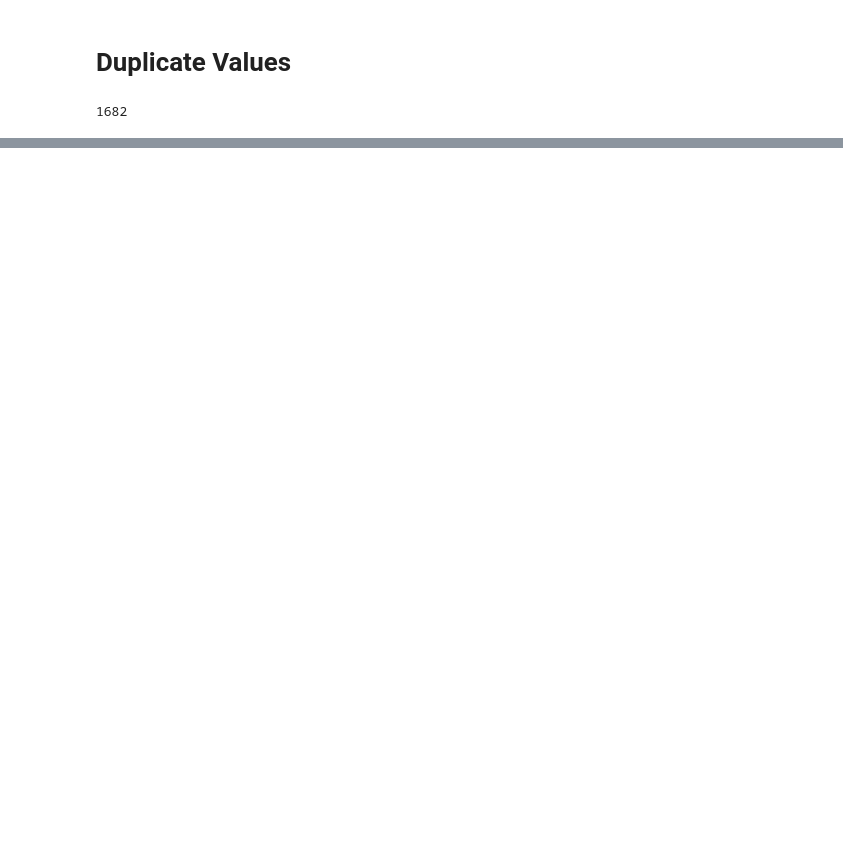
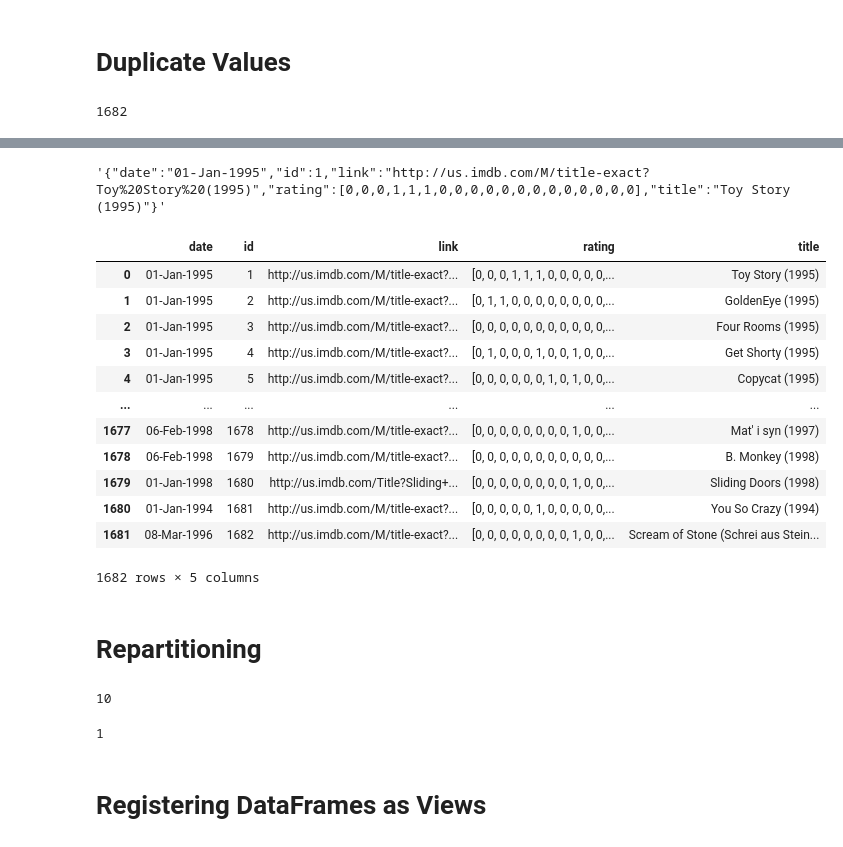
Before and after one commit to dms24081999/PySpark-Practice, a Jupyter notebook: Topic-wise/03. SparkDF.ipynb, the cells around one changed output, grey strips where cells are left out. Drawn from its saved outputs; the diff is of its cells as text; code cells hidden in the pictures; blank space fills up the shorter version.

```diff
--- a/Topic-wise/03. SparkDF.ipynb
+++ b/Topic-wise/03. SparkDF.ipynb
@@ -21,7 +27,6 @@ rdd1.take(3)
 # %%
 rdd1_split=rdd1.map(lambda x: x.split("|"))
 # %%
-from pyspark.sql import Row
-rdd1_data=rdd1_split.map(lambda x: Row(id=int(x[0]), title=x[1],date=x[2],link=x[4]))
+rdd1_data=rdd1_split.map(lambda x: Row(id=int(x[0]), title=x[1],date=x[2],link=x[4],rating=[int(i) for i in x[5:]]))
 print(rdd1_data.take(3))
 # %% [output]
@@ -247,0 +858,7 @@ df1_dup.count()
+# %%
+df1.sort(df1.date.desc()).show(3)
+# df1.sort("date",ascending=False).show(3)
+
+df1.sort(df1.date.desc(),df1.id.asc()).show(3)
+# df1.sort(df1.date,df1.id,ascending=[False,True]).show(3)
+# df1.sort(df1.date,df1.id,ascending=[0,1]).show(3)
@@ -247,0 +1017,34 @@ df1_dup.count()
+# %%
+df1.toJSON().first() # Convert df into a RDD of string
+# %% [output]
+'{"date":"01-Jan-1995","id":1,"link":"http://us.imdb.com/M/title-exact?Toy%20Story%20(1995)","rating":[0,0,0,1,1,1,0,0,0,0,0,0,0,0,0,0,0,0,0],"title":"Toy Story (1995)"}'
+# %%
+df1.toPandas() # Return the contents of df as Pandas DataFrame
+# %% [output]
+|  | date | id | link | rating | title |
+| 0 | 01-Jan-1995 | 1 | http://us.imdb.com/M/title-exact?... | [0, 0, 0, 1, 1, 1, 0, 0, 0, 0, 0,... | Toy Story (1995) |
+| 1 | 01-Jan-1995 | 2 | http://us.imdb.com/M/title-exact?... | [0, 1, 1, 0, 0, 0, 0, 0, 0, 0, 0,... | GoldenEye (1995) |
+| 2 | 01-Jan-1995 | 3 | http://us.imdb.com/M/title-exact?... | [0, 0, 0, 0, 0, 0, 0, 0, 0, 0, 0,... | Four Rooms (1995) |
+| 3 | 01-Jan-1995 | 4 | http://us.imdb.com/M/title-exact?... | [0, 1, 0, 0, 0, 1, 0, 0, 1, 0, 0,... | Get Shorty (1995) |
+| 4 | 01-Jan-1995 | 5 | http://us.imdb.com/M/title-exact?... | [0, 0, 0, 0, 0, 0, 1, 0, 1, 0, 0,... | Copycat (1995) |
+| ... | ... | ... | ... | ... | ... |
+| 1677 | 06-Feb-1998 | 1678 | http://us.imdb.com/M/title-exact?... | [0, 0, 0, 0, 0, 0, 0, 0, 1, 0, 0,... | Mat' i syn (1997) |
+| 1678 | 06-Feb-1998 | 1679 | http://us.imdb.com/M/title-exact?... | [0, 0, 0, 0, 0, 0, 0, 0, 0, 0, 0,... | B. Monkey (1998) |
+| 1679 | 01-Jan-1998 | 1680 | http://us.imdb.com/Title?Sliding+... | [0, 0, 0, 0, 0, 0, 0, 0, 1, 0, 0,... | Sliding Doors (1998) |
+| 1680 | 01-Jan-1994 | 1681 | http://us.imdb.com/M/title-exact?... | [0, 0, 0, 0, 0, 1, 0, 0, 0, 0, 0,... | You So Crazy (1994) |
+| 1681 | 08-Mar-1996 | 1682 | http://us.imdb.com/M/title-exact?... | [0, 0, 0, 0, 0, 0, 0, 0, 1, 0, 0,... | Scream of Stone (Schrei aus Stein... |
+1682 rows × 5 columns
+# %% [markdown]
+# Repartitioning
+# %%
+# df with 10 partitions
+df1.repartition(10).rdd.getNumPartitions()
+# %% [output]
+10
+# %%
+# df with 1 partition
+df1.coalesce(1).rdd.getNumPartitions()
+# %% [output]
+1
+# %% [markdown]
+# Registering DataFrames as Views
```
Also changed, not shown: parts of 126 cells of this notebook, 28 other files.
